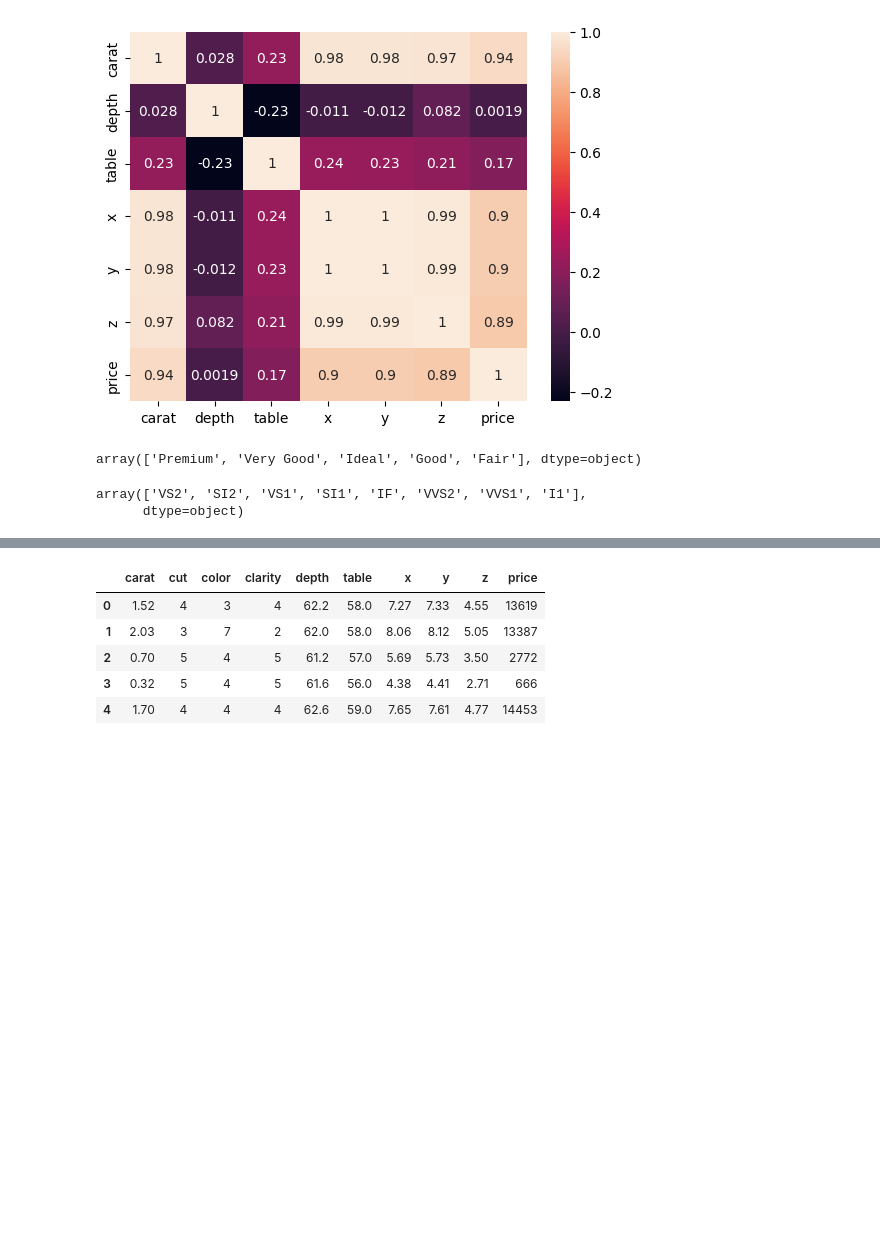
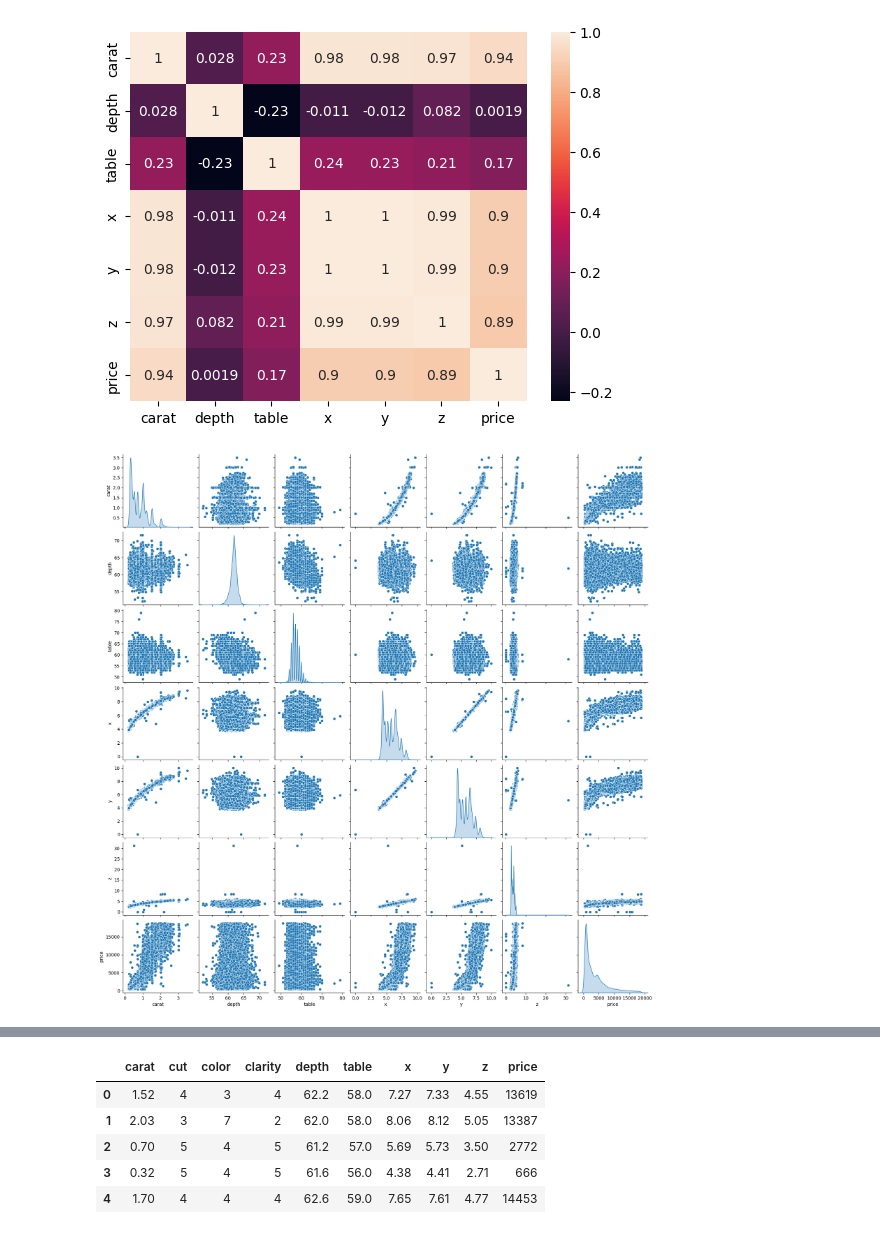
Before and after one commit to sasmitameher660797/DimondPrice_Prediction_AzureDeployment, a Jupyter notebook: notebooks/EDA.ipynb, the cells around one changed output, grey strips where cells are left out. Saved outputs shown, nothing was run; the diff lists cells and outputs as text; code cells hidden in the pictures; blank space fills up the shorter version.

```diff
--- a/notebooks/EDA.ipynb
+++ b/notebooks/EDA.ipynb
@@ -197,4 +220,0 @@ sns.heatmap(df[df.columns[df.dtypes!='object']].corr(), annot=True)
-# %%
-df['cut'].unique()
-# %% [output]
-array(['Premium', 'Very Good', 'Ideal', 'Good', 'Fair'], dtype=object)
@@ -203,5 +221,5 @@ cut_map={"Fair":1,"Good":2,"Very Good":3,"Premium":4,"Ideal":5}
-# %%
-df['clarity'].unique()
-# %% [output]
-array(['VS2', 'SI2', 'VS1', 'SI1', 'IF', 'VVS2', 'VVS1', 'I1'],
-      dtype=object)
+# %%
+sns.pairplot(df,diag_kind='kde')
+plt.show()
+# %% [output]
+[figure, added]
```
Also changed, not shown: parts of 40 cells of this notebook, 3 other files.
